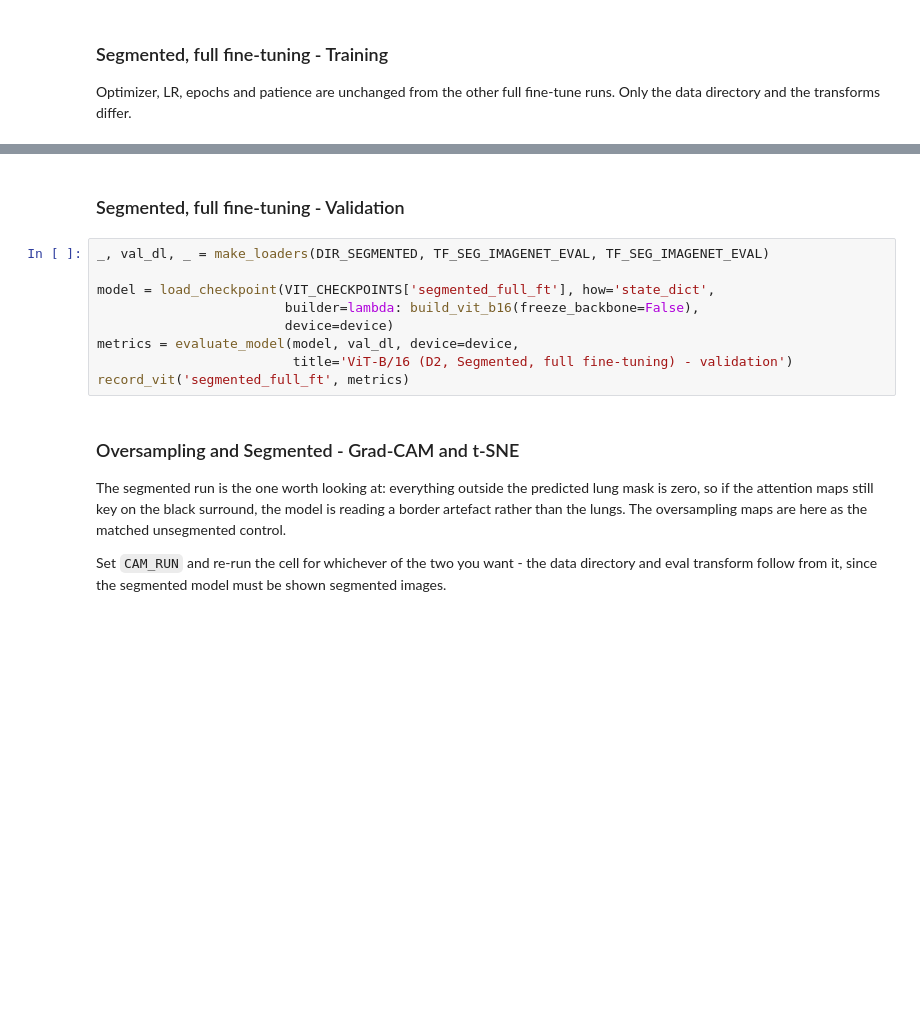
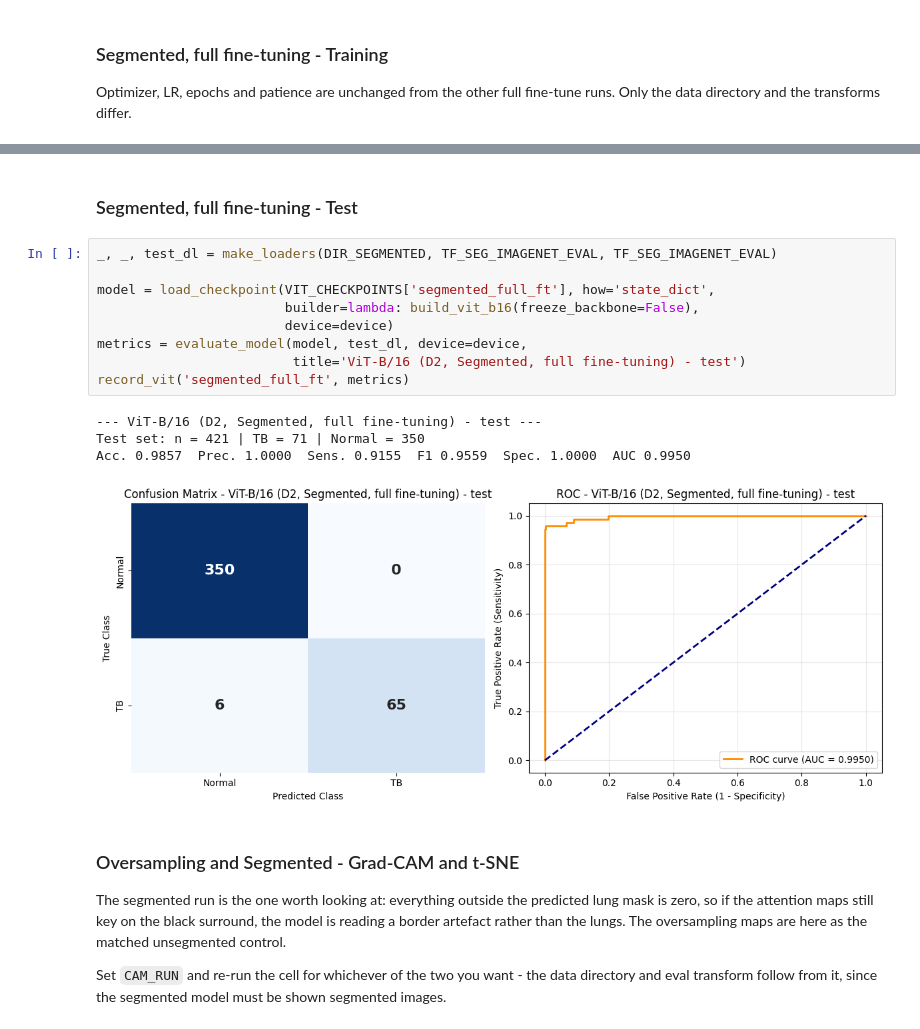
Before and after one commit to Daudi-Zacharia/msc-thesis, a Jupyter notebook: classification/clean_notebooks/d2_experiments.ipynb, the cells around one changed output, grey strips where cells are left out. Drawn from its saved outputs; the diff is of its cells as text; blank space fills up the shorter version.

```diff
--- a/classification/clean_notebooks/d2_experiments.ipynb
+++ b/classification/clean_notebooks/d2_experiments.ipynb
@@ -2414,14 +2424,19 @@ plot_history(history)
 # %% [markdown]
-### Segmented, full fine-tuning - Validation
+### Segmented, full fine-tuning - Test
 # %%
-_, val_dl, _ = make_loaders(DIR_SEGMENTED, TF_SEG_IMAGENET_EVAL, TF_SEG_IMAGENET_EVAL)
+_, _, test_dl = make_loaders(DIR_SEGMENTED, TF_SEG_IMAGENET_EVAL, TF_SEG_IMAGENET_EVAL)
 
 model = load_checkpoint(VIT_CHECKPOINTS['segmented_full_ft'], how='state_dict',
                         builder=lambda: build_vit_b16(freeze_backbone=False),
                         device=device)
-metrics = evaluate_model(model, val_dl, device=device,
-                         title='ViT-B/16 (D2, Segmented, full fine-tuning) - validation')
+metrics = evaluate_model(model, test_dl, device=device,
+                         title='ViT-B/16 (D2, Segmented, full fine-tuning) - test')
 record_vit('segmented_full_ft', metrics)
+# %% [output]
+--- ViT-B/16 (D2, Segmented, full fine-tuning) - test ---
+Test set: n = 421 | TB = 71 | Normal = 350
+Acc. 0.9857  Prec. 1.0000  Sens. 0.9155  F1 0.9559  Spec. 1.0000  AUC 0.9950
+[figure, added]
 # %% [markdown]
 ### Oversampling and Segmented - Grad-CAM and t-SNE
 
```
Also changed, not shown: parts of 24 cells of this notebook.
